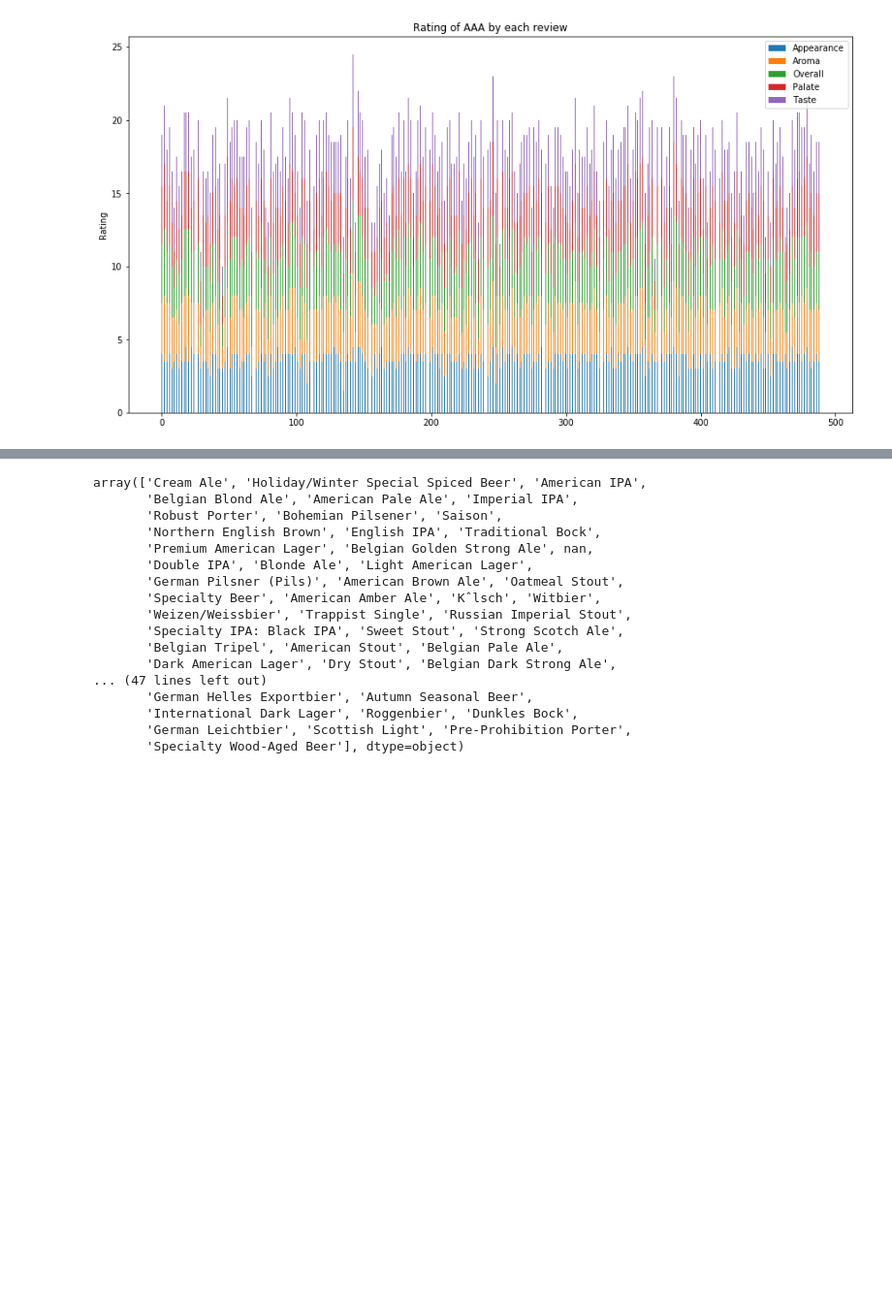
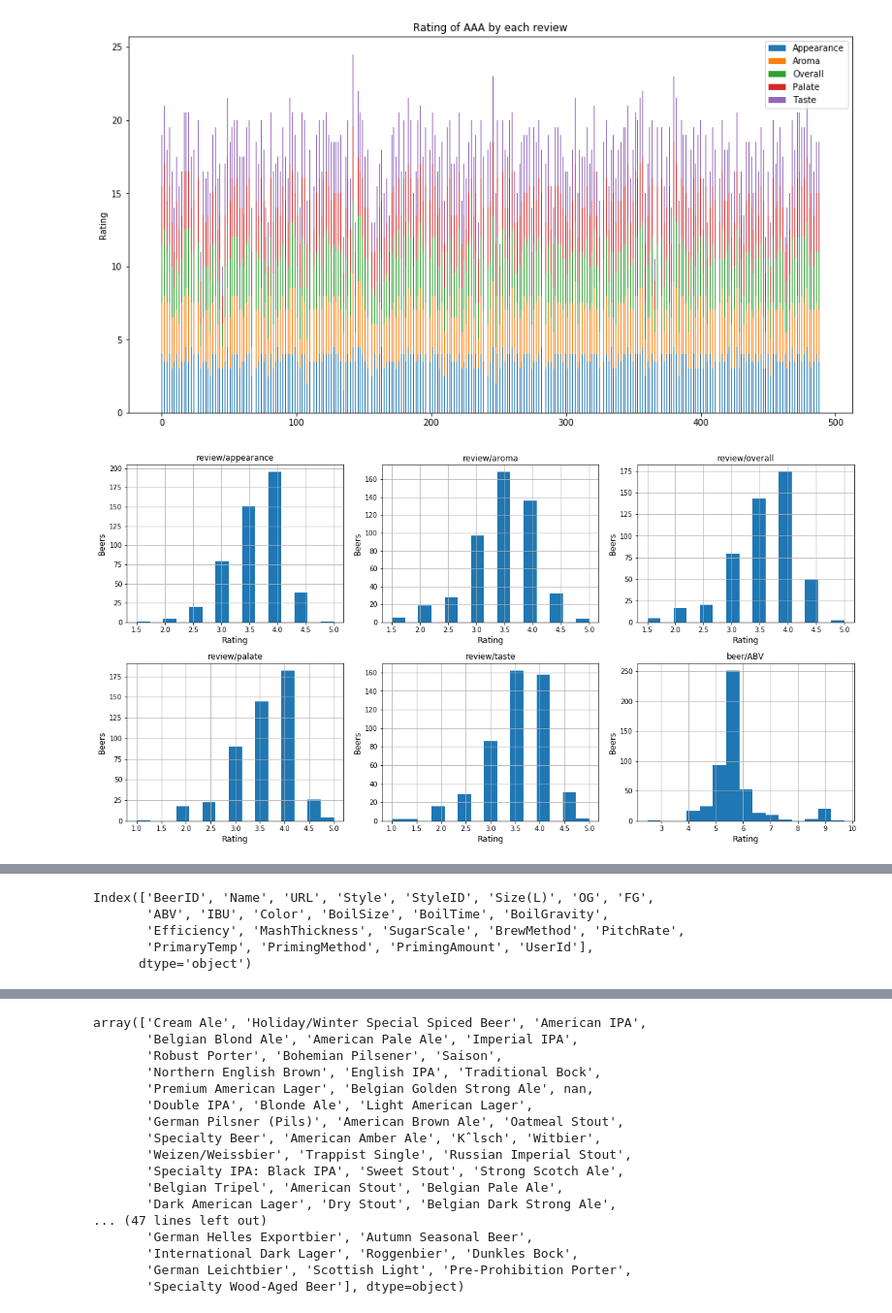
Before and after one commit to KMichell/beer_analysis, a Jupyter notebook: beer_data_exploration.ipynb, the cells around one changed output, grey strips where cells are left out. Shown: that part at 97% size. Cells and saved outputs as stored; diff of their text form; code cells hidden in the pictures; blank space fills up the shorter version.

Commit message:
Added some histograms and data cleaning

```diff
--- a/beer_data_exploration.ipynb
+++ b/beer_data_exploration.ipynb
@@ -160,6 +160,22 @@ plt.legend((p1[0], p2[0], p3[0], p4[0], p5[0]), ('Appearance', 'Aroma', 'Overall
 plt.show();
 # %% [output]
 [figure]
+# %%
+fig = plt.figure(figsize = (16, 12))
+k = 1
+for i in df1.columns.values[np.append(np.linspace(6, 10, 5, dtype = 'int'),1)].tolist():
+    ax = fig.add_subplot(3, 3, k)
+
+    plt.xlabel('Rating', fontsize = 12)
+    plt.ylabel('Beers', fontsize = 12)
+    plt.title(i)
+
+    full_train = df1[i].hist(bins = 15);
+    ax = plt.gca()
+    k += 1
+    plt.tight_layout()
+# %% [output]
+[figure, added]
 # %%
 data2 = pd.read_csv("recipe.csv", sep = ',', dtype = 'a')
 columns2 = data2.columns
@@ -184,3 +200,11 @@ data2
 | 73859 | 73860 | Flata R¯dkl¯ver | /homebrew/recipe/view/603788/ | Irish Red Ale | 92 | 24 | 1.051 | 1.014 | 4.82 | 25.65 | ... | ... |
 | 73860 | 73861 | Elvis Juice IPA Clone | /homebrew/recipe/view/613776/elvi... | American IPA | 7 | 20 | 1.06 | 1.01 | 6.55 | 57.09 | ... | ... |
 73861 rows × 23 columns
+# %%
+data2.columns
+# %% [output]
+Index(['BeerID', 'Name', 'URL', 'Style', 'StyleID', 'Size(L)', 'OG', 'FG',
+       'ABV', 'IBU', 'Color', 'BoilSize', 'BoilTime', 'BoilGravity',
+       'Efficiency', 'MashThickness', 'SugarScale', 'BrewMethod', 'PitchRate',
+       'PrimaryTemp', 'PrimingMethod', 'PrimingAmount', 'UserId'],
+      dtype='object')
```
Also changed, not shown: parts of 5 cells of this notebook.
